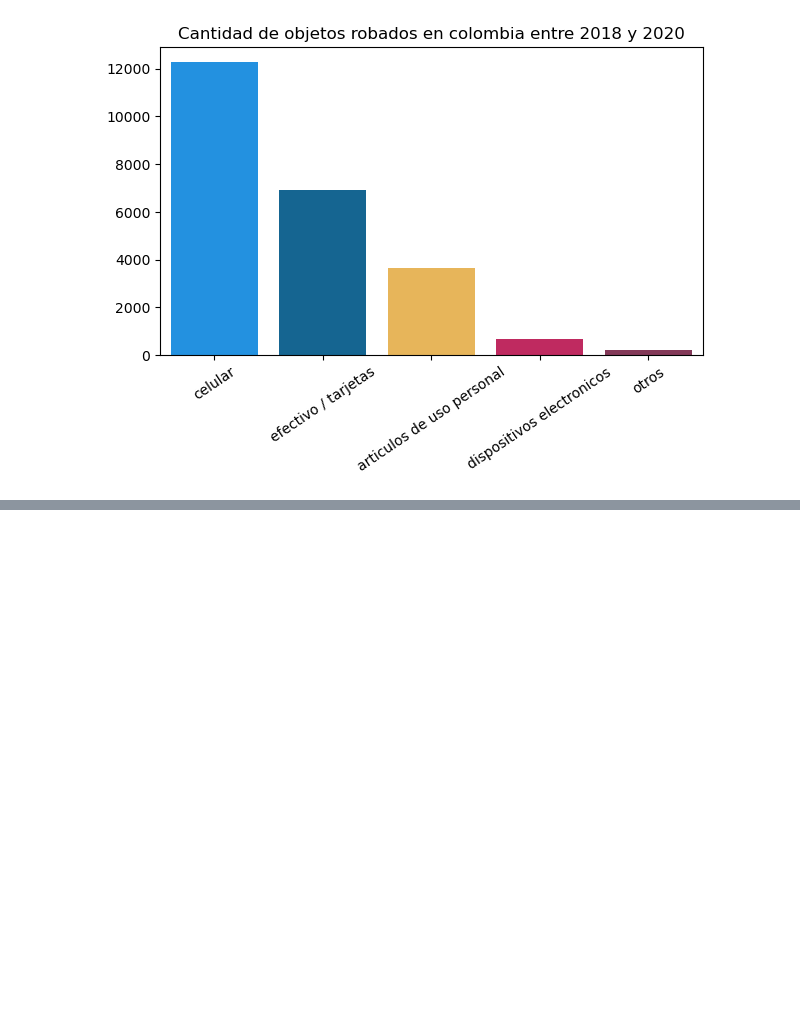
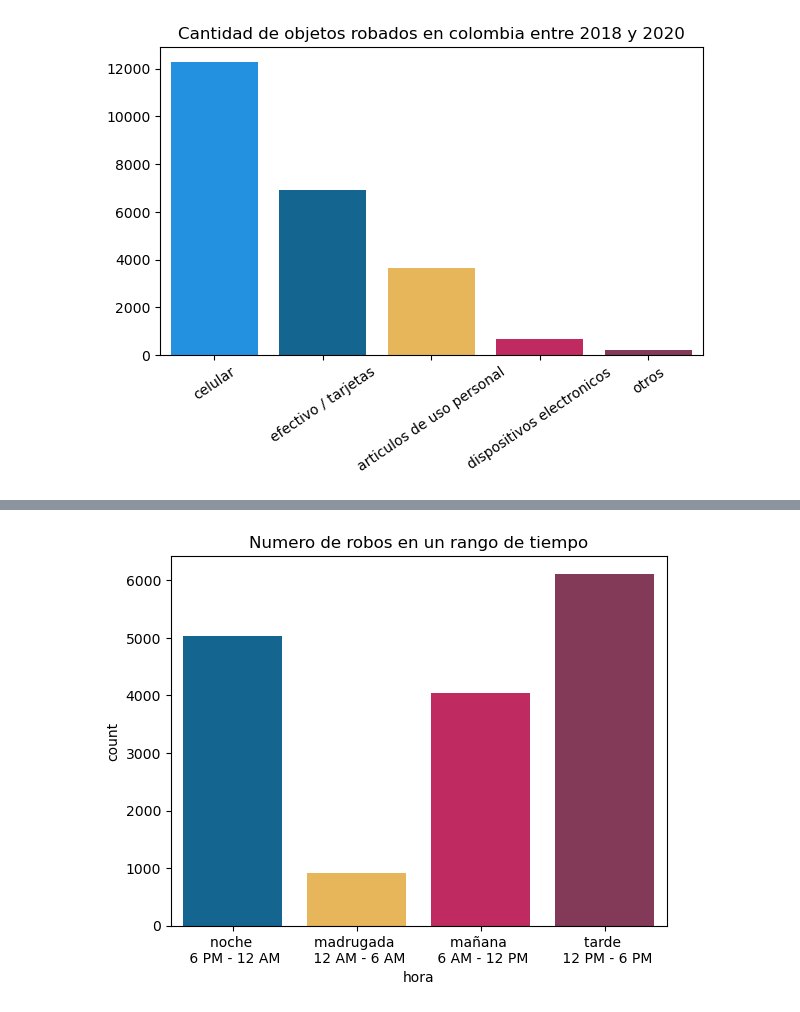
Before and after one commit to giraljv/hurtos_colombia, a Jupyter notebook: notebooks/0-2_exploration.ipynb, the cells around one changed output, grey strips where cells are left out. Cells and saved outputs as stored; diff of their text form; code cells hidden in the pictures; blank space fills up the shorter version.

```diff
--- a/notebooks/0-2_exploration.ipynb
+++ b/notebooks/0-2_exploration.ipynb
@@ -8,3 +15,7 @@ bar_color = ['#489fb5','#ffa62b']
+# %%
+bar_color = ['#489fb5','#ffa62b']
+horas_palette = ['#006ba6','#ffbc42','#d81159','#8f2d56']
+robos_palette = ['#0496ff','#006ba6','#ffbc42','#d81159','#8f2d56']
 # %%
 %run 0-1_process.ipynb
 # %%
@@ -74,0 +106,8 @@ Index(['mes_ultimo_unico_robo', 'metodo', 'hora', 'lugar', 'celular',
+# %%
+ax = sns.countplot(df,x='hora',palette=horas_palette)
+ax.set_xticklabels(["noche \n 6 PM - 12 AM",'madrugada \n 12 AM - 6 AM',
+                    'mañana \n 6 AM - 12 PM','tarde \n 12 PM - 6 PM'])
+ax.set_title('Numero de robos en un rango de tiempo')
+plt.show()
+# %% [output]
+[figure, added]
```
Also changed, not shown: parts of 10 cells of this notebook.
